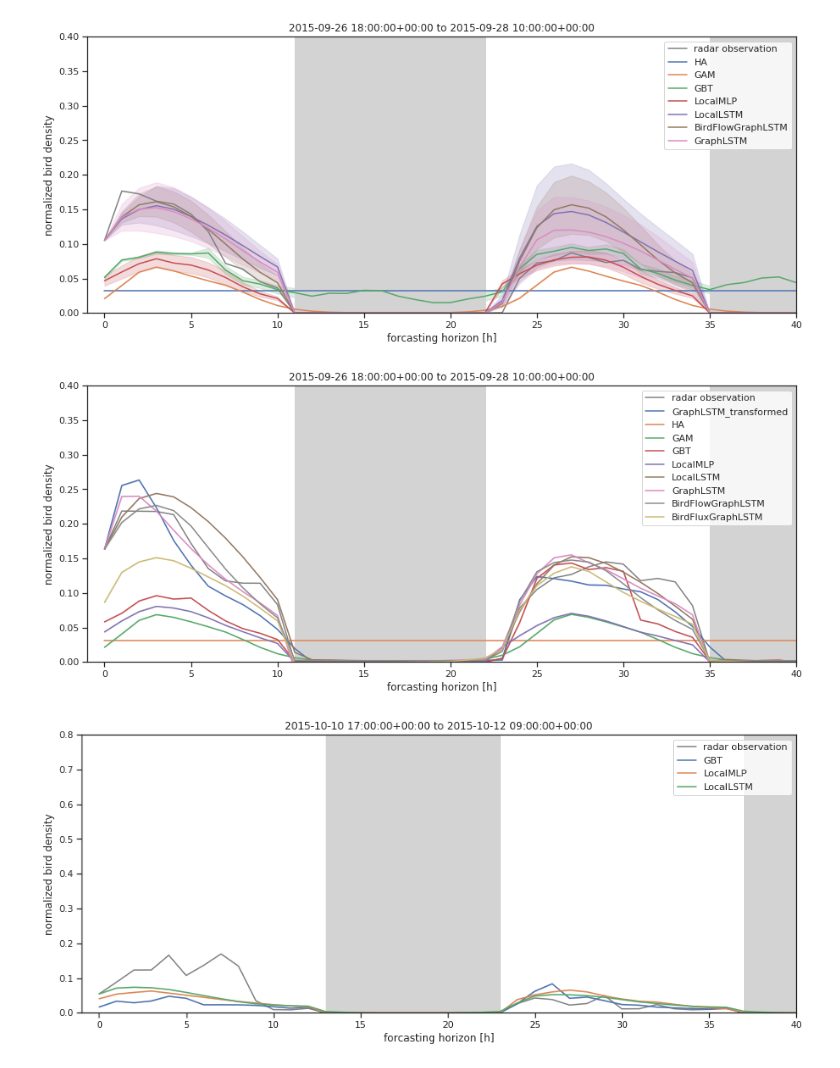
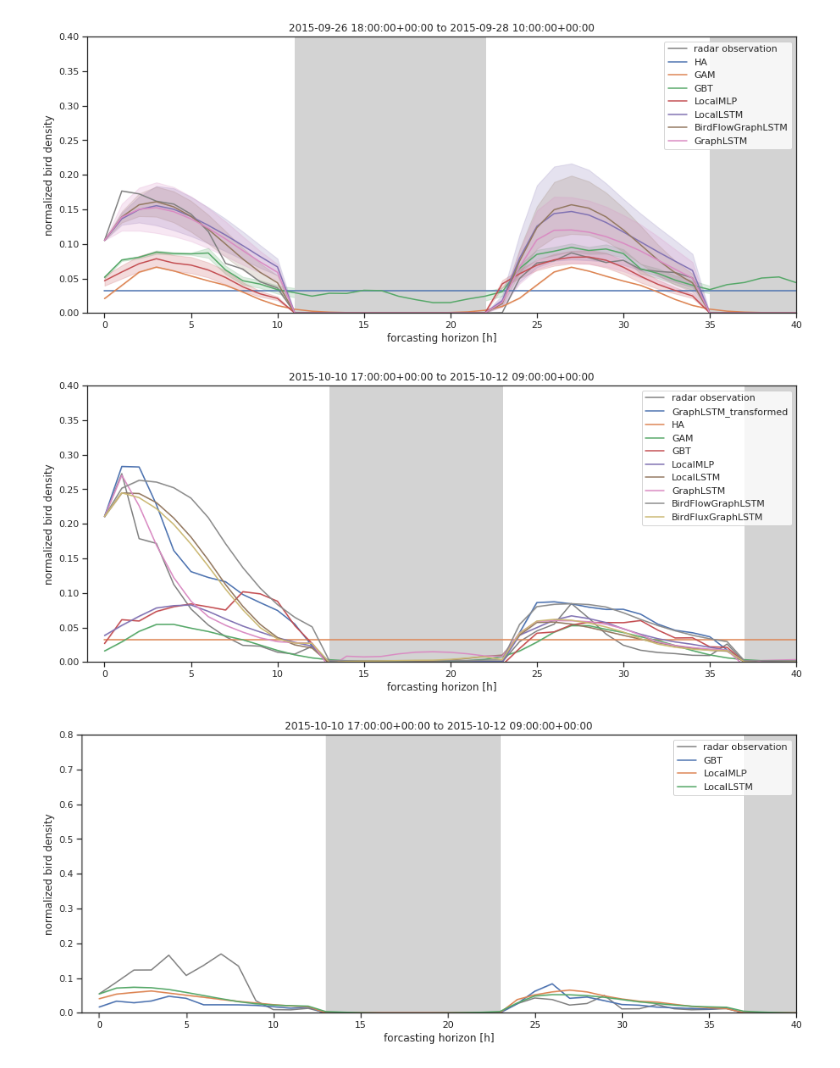
Before and after one commit to FionaLippert/birdMigration, a Jupyter notebook: notebooks/model_performance_radar.ipynb, the cells around one changed output. Saved outputs shown, nothing was run; the diff lists cells and outputs as text; code cells hidden in the pictures.

```diff
--- a/notebooks/model_performance_radar.ipynb
+++ b/notebooks/model_performance_radar.ipynb
@@ -260,10 +260,10 @@ fig = utils.plot_example_prediction(results, 'deess', nidx, bird_scales, max=0.4
 # %% [output]
 [figure]
 # %%
-nidx=30
-fig = utils.plot_example_prediction(results_transformed, 'defld', nidx, bird_scales_transformed, max=0.4)
+nidx=44
+fig = utils.plot_example_prediction(results_transformed, 'dehnr', nidx, bird_scales_transformed, max=0.4)
 # %% [output]
-[figure, old version]
+[figure, new version]
 # %%
 nidx=44
 fig = utils.plot_example_prediction(results_km2, 'deboo', nidx, bird_scales_km2, max=0.8)
```
Also changed, not shown: parts of 1 cell of this notebook, 1 other file.
